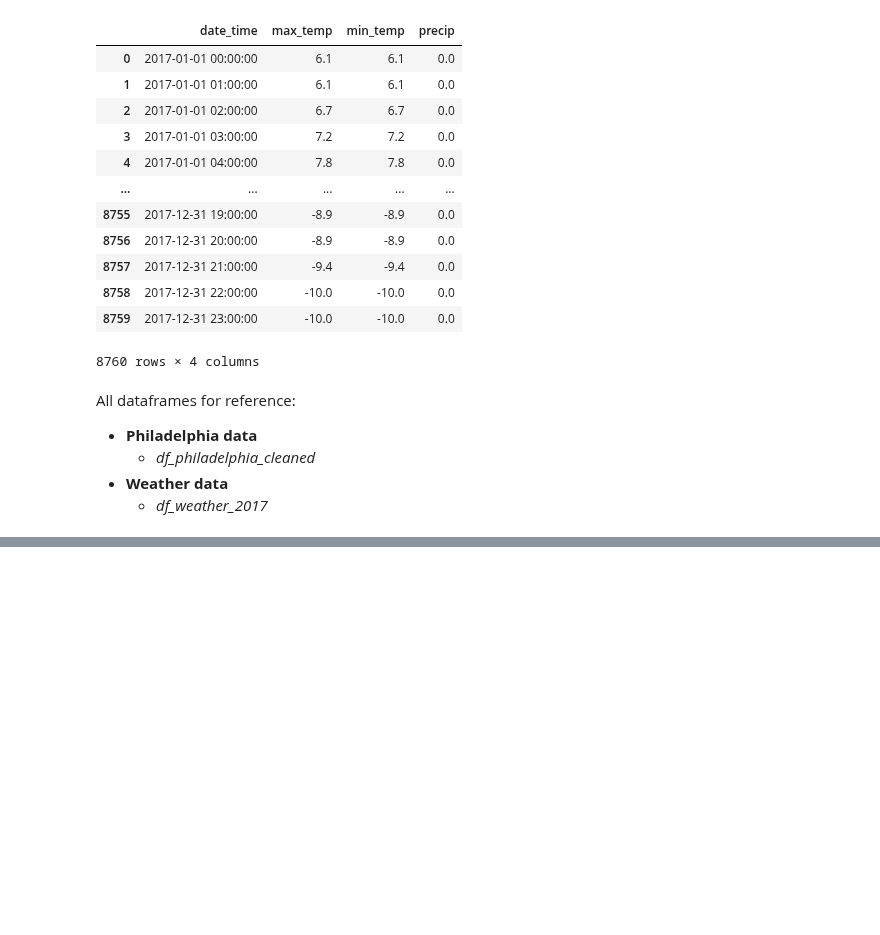
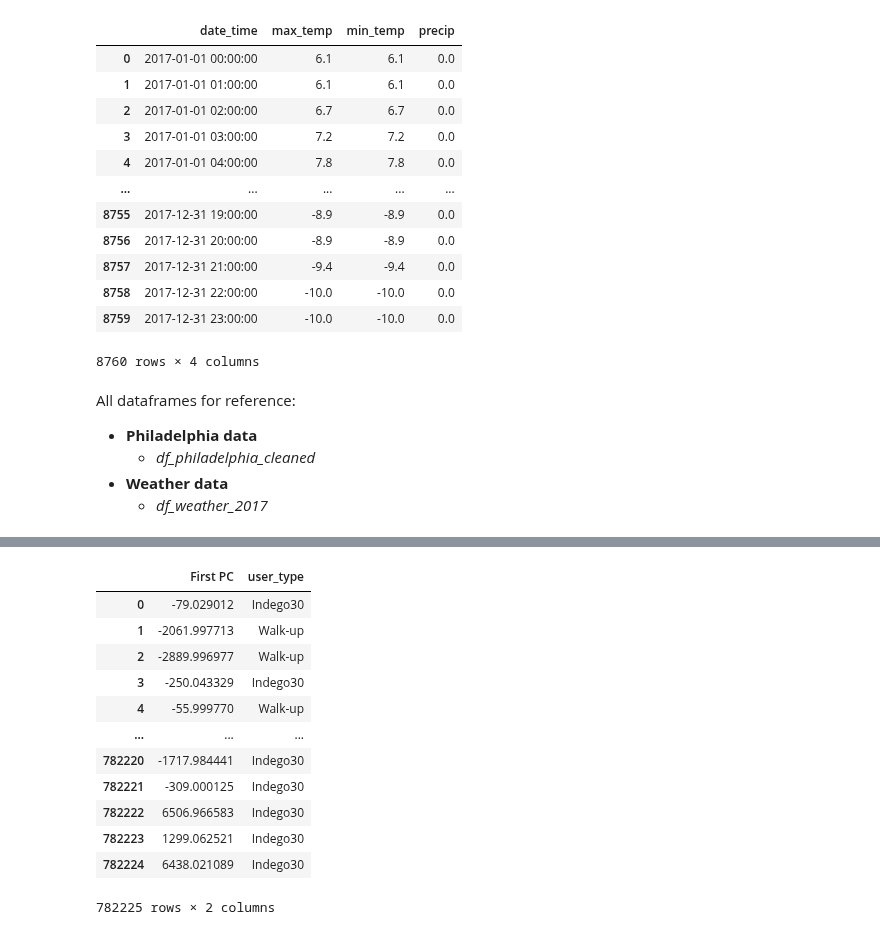
Before and after one commit to yassinehammou27/intentionally_blank, a Jupyter notebook: Team Assignment - Intentionally Blank.ipynb, the cells around one changed output, grey strips where cells are left out. Cells and saved outputs as stored; diff of their text form; code cells hidden in the pictures; blank space fills up the shorter version.

```diff
--- a/Team Assignment - Intentionally Blank.ipynb
+++ b/Team Assignment - Intentionally Blank.ipynb
@@ -284,0 +399,18 @@ All dataframes for reference:
+# %%
+df_phil_clustering_pca = pd.DataFrame(X_pca, columns=['First PC'], index=df_phil_clustering.index)
+df_phil_clustering_pca['user_type'] = user_type
+df_phil_clustering_pca
+# %% [output]
+|  | First PC | user_type |
+| 0 | -79.029012 | Indego30 |
+| 1 | -2061.997713 | Walk-up |
+| 2 | -2889.996977 | Walk-up |
+| 3 | -250.043329 | Indego30 |
+| 4 | -55.999770 | Walk-up |
+| ... | ... | ... |
+| 782220 | -1717.984441 | Indego30 |
+| 782221 | -309.000125 | Indego30 |
+| 782222 | 6506.966583 | Indego30 |
+| 782223 | 1299.062521 | Indego30 |
+| 782224 | 6438.021089 | Indego30 |
+782225 rows × 2 columns
```
Also changed, not shown: parts of 14 cells of this notebook.
